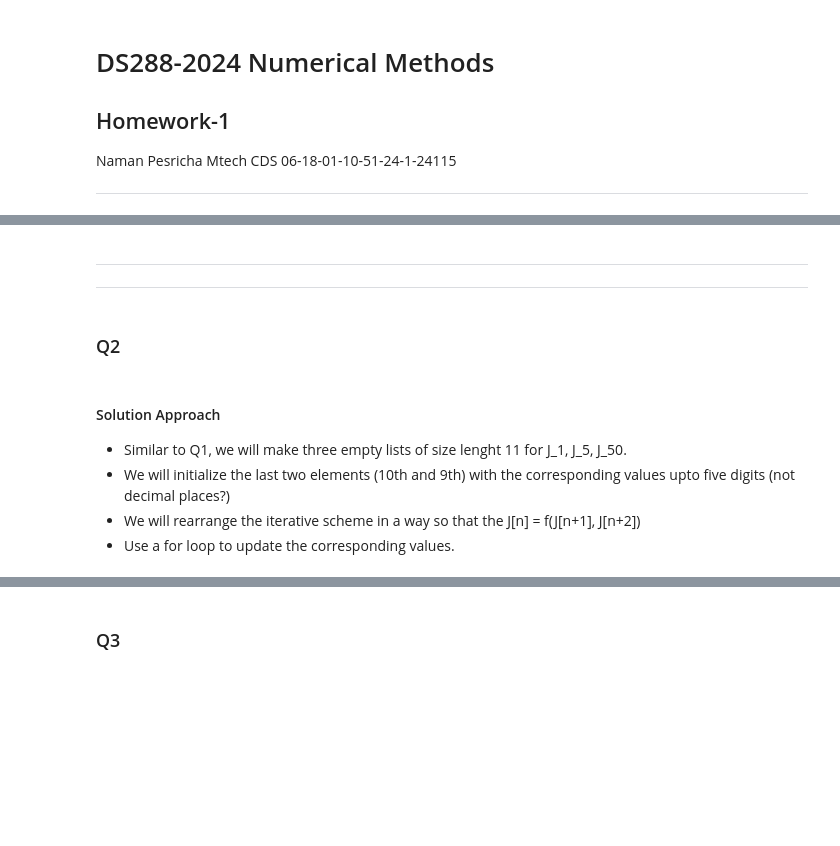
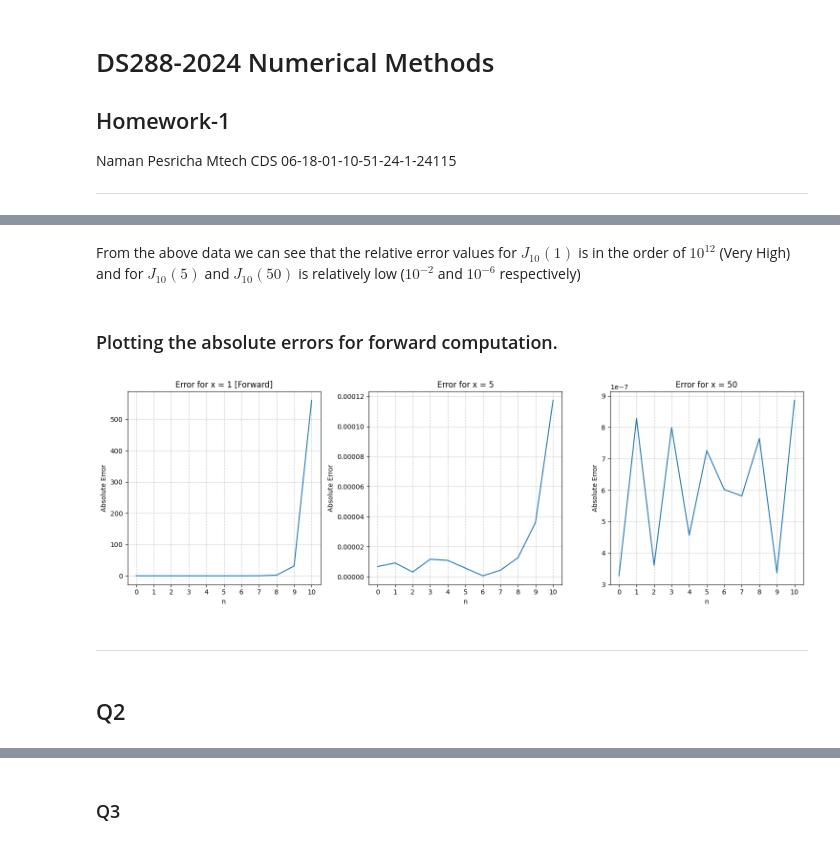
Before and after one commit to pesricha/DS288-Numerical-Methods, a Jupyter notebook: Homework-1.ipynb, the cells around one changed output, grey strips where cells are left out. Drawn from its saved outputs; the diff is of its cells as text; code cells hidden in the pictures; blank space fills up the shorter version.

```diff
--- a/Homework-1.ipynb
+++ b/Homework-1.ipynb
@@ -83,0 +44,18 @@ rel_J_50_10 : -7.783531300479479e-06
+# %%
+computed_forward.iloc[:2, :] = [[7.6519e-01,-1.7759e-01,5.5812e-02],
+                                  [4.4005e-01,-3.2757e-01,-9.7511e-02]]
+
+for i in range(2,11):
+    computed_forward.loc[i,'Jn(1)'] = computed_forward.loc[i-1,'Jn(1)']*2*(i-1)/1 - computed_forward.loc[i-2,'Jn(1)']
+    computed_forward.loc[i,'Jn(5)'] = computed_forward.loc[i-1,'Jn(5)']*2*(i-1)/5 - computed_forward.loc[i-2,'Jn(5)']
+    computed_forward.loc[i,'Jn(50)'] = computed_forward.loc[i-1,'Jn(50)']*2*(i-1)/50 - computed_forward.loc[i-2,'Jn(50)']
+
+computed_forward
+absolute_error_computed_forward = abs(computed_forward-data)
+relative_error_computed_forward = absolute_error_computed_forward/data
+print('Results for forward computation for J10(x):')
+print(computed_forward.loc[10])
+print('\nAbsolute error in forward computation for J10(x):')
+print(absolute_error_computed_forward.loc[10])
+print('\nRelative error in forward computaion for J10(x)')
+print(relative_error_computed_forward.loc[10])
@@ -84,11 +80,43 @@ rel_J_50_10 : -7.783531300479479e-06
+# %% [markdown]
+From the above data we can see that the relative error values for $J_{10}(1)$ is  in the order of $10^{12}$ (Very High) and for $J_{10}(5)$ and $J_{10}(50)$ is relatively low ($10^{-2}$ and $10^{-6}$ respectively)
+# %% [markdown]
+### Plotting the absolute errors for forward computation.
+# %%
+plt.figure(figsize=(15, 5))
+custom_xticks = range(0, 11, 1)
+
+# Plot for x = 1
+plt.subplot(1, 3, 1)
+sns.lineplot(data=absolute_error_computed_forward, x='n', y='Jn(1)')
+plt.title('Error for x = 1 [Forward]')
+plt.xlabel('n')
+plt.ylabel('Absolute Error')
+plt.grid(True, linestyle='--', alpha=0.7)
+plt.xticks(ticks=custom_xticks)
+
+# Plot for x = 5
+plt.subplot(1, 3, 2)
+sns.lineplot(data=absolute_error_computed_forward, x='n', y='Jn(5)')
+plt.title('Error for x = 5')
+plt.xlabel('n')
+plt.ylabel('Absolute Error')
+plt.grid(True, linestyle='--', alpha=0.7)
+plt.xticks(ticks=custom_xticks)
+
+# Plot for x = 50
+plt.subplot(1, 3, 3)
+sns.lineplot(data=absolute_error_computed_forward, x='n', y='Jn(50)')
+plt.title('Error for x = 50')
+plt.xlabel('n')
+plt.ylabel('Absolute Error')
+plt.xticks(ticks=custom_xticks)
+plt.grid(True, linestyle='--', alpha=0.7)
+
+plt.tight_layout()
+plt.show()
+# %% [output]
+[figure, added]
 # %% [markdown]
 -------
--------
 # %% [markdown]
-### Q2
+## Q2
-# %% [markdown]
-#### Solution Approach
-- Similar to Q1, we will make three empty lists of size lenght 11 for J_1, J_5, J_50.
-- We will initialize the last two elements (10th and 9th) with the corresponding values upto five digits (not decimal places?)
-- We will rearrange the iterative scheme in a way so that the J[n] = f(J[n+1], J[n+2])
-- Use a for loop to update the corresponding values.
```
Also changed, not shown: parts of 15 cells of this notebook, 2 other files.
